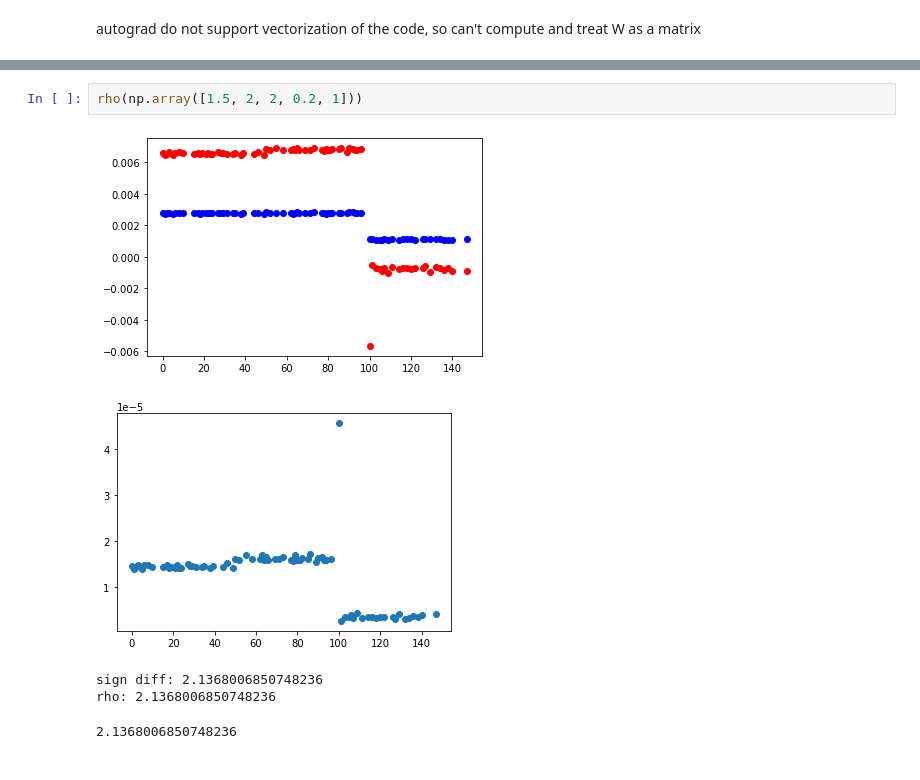
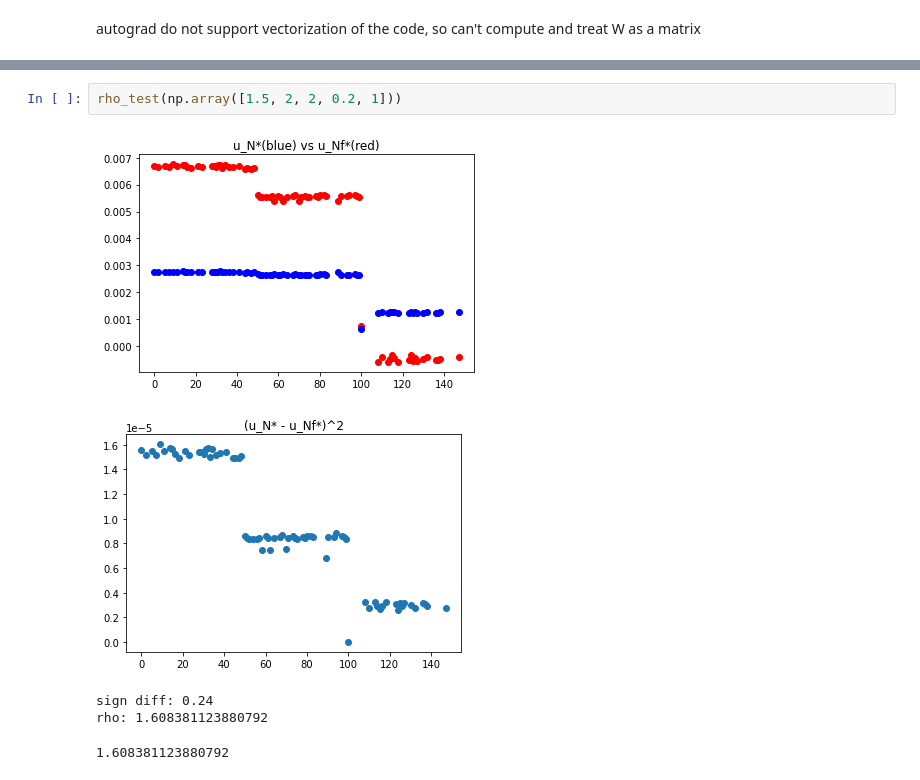
Before and after one commit to mangoQueen/Kernel-Flow-and-Probit, a Jupyter notebook: Kernel Flow & Probit.ipynb, the cells around one changed output, grey strips where cells are left out. Drawn from its saved outputs; the diff is of its cells as text.

Commit message:
modified plots

```diff
--- a/Kernel Flow & Probit.ipynb
+++ b/Kernel Flow & Probit.ipynb
@@ -400,8 +449,8 @@ def rho(theta):
 # %%
-rho(np.array([1.5, 2, 2, 0.2, 1]))
+rho_test(np.array([1.5, 2, 2, 0.2, 1]))
 # %% [output]
-[figure, old version]
+[figure, new version]
-[figure, old version]
+[figure, new version]
-sign diff: 2.1368006850748236
-rho: 2.1368006850748236
+sign diff: 0.24
+rho: 1.608381123880792
-2.1368006850748236
+1.608381123880792
```
Also changed, not shown: parts of 5 cells of this notebook.
